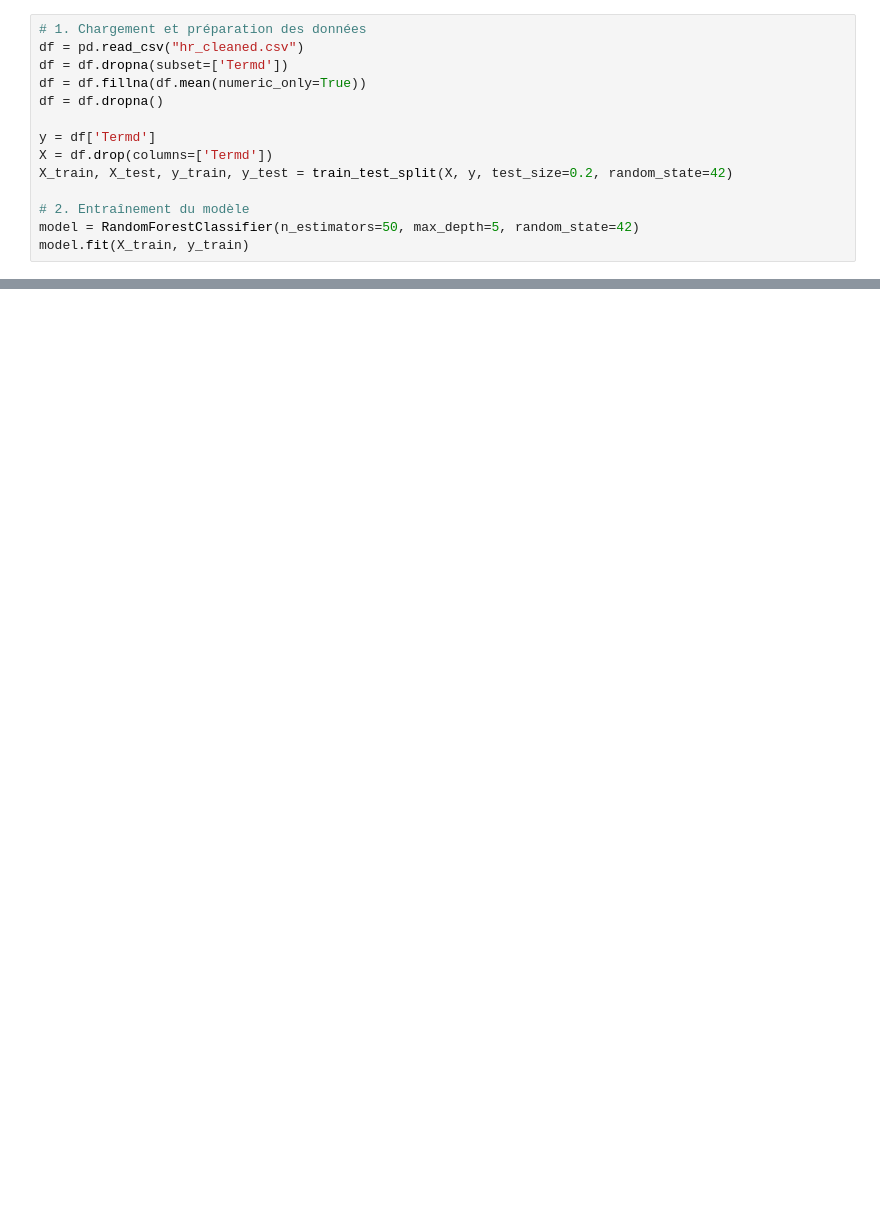
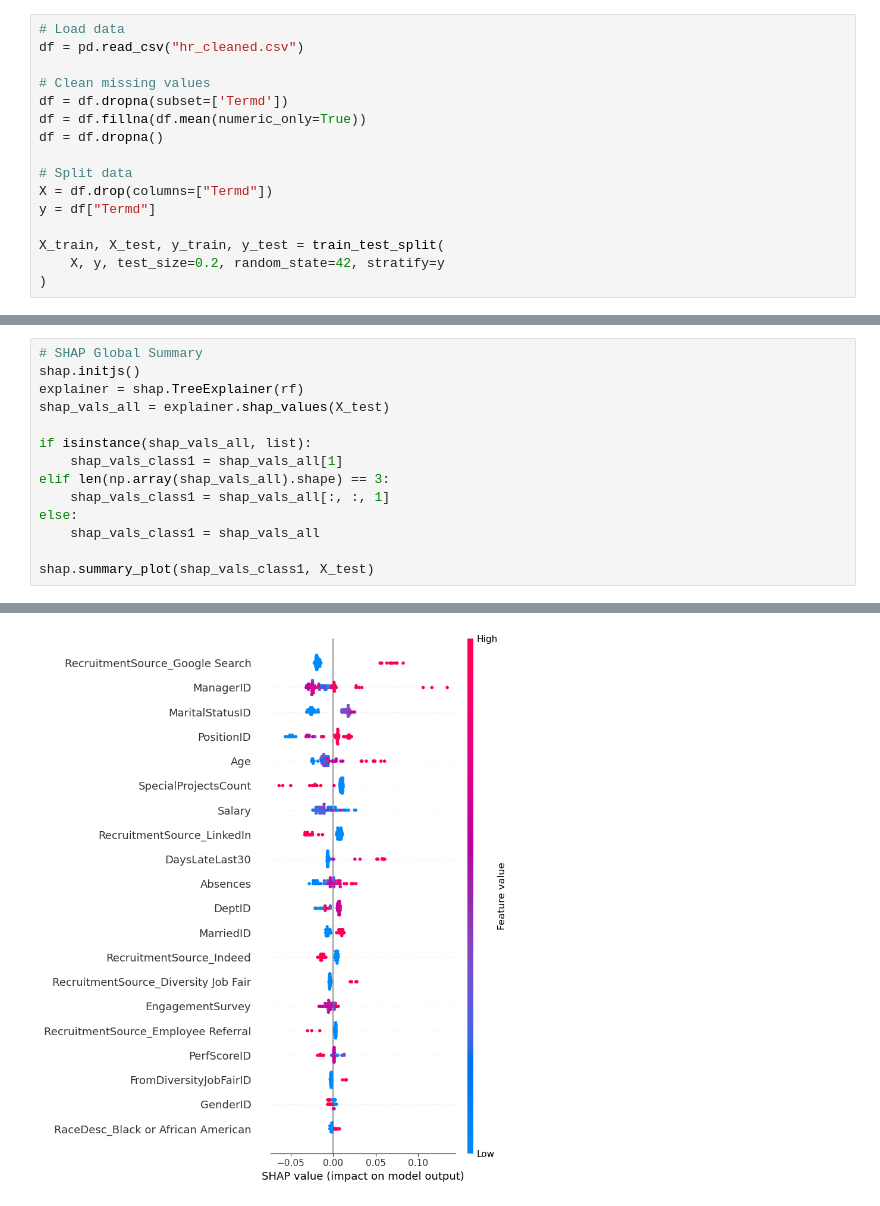
Before and after one commit to Beloowga/CAPGEMINI-HR-AI-Explainability, a Jupyter notebook: Turnover_Analysis.ipynb, the cells around one changed output, grey strips where cells are left out. Cells and saved outputs as stored; diff of their text form; blank space fills up the shorter version.

```diff
--- a/Turnover_Analysis.ipynb
+++ b/Turnover_Analysis.ipynb
@@ -7,14 +9,16 @@ from sklearn.model_selection import train_test_split
 # %%
-# 1. Chargement et préparation des données
+# Load data
 df = pd.read_csv("hr_cleaned.csv")
+
+# Clean missing values
 df = df.dropna(subset=['Termd'])
 df = df.fillna(df.mean(numeric_only=True))
 df = df.dropna()
 
-y = df['Termd']
-X = df.drop(columns=['Termd'])
-X_train, X_test, y_train, y_test = train_test_split(X, y, test_size=0.2, random_state=42)
+# Split data
+X = df.drop(columns=["Termd"])
+y = df["Termd"]
 
-# 2. Entraînement du modèle
-model = RandomForestClassifier(n_estimators=50, max_depth=5, random_state=42)
-model.fit(X_train, y_train)
+X_train, X_test, y_train, y_test = train_test_split(
+    X, y, test_size=0.2, random_state=42, stratify=y
+)
@@ -100,0 +83,15 @@ print(tableau_epure.to_string(index=False))
+# %%
+# SHAP Global Summary
+shap.initjs()
+explainer = shap.TreeExplainer(rf)
+shap_vals_all = explainer.shap_values(X_test)
+
+if isinstance(shap_vals_all, list):
+    shap_vals_class1 = shap_vals_all[1]
+elif len(np.array(shap_vals_all).shape) == 3:
+    shap_vals_class1 = shap_vals_all[:, :, 1]
+else:
+    shap_vals_class1 = shap_vals_all
+
+shap.summary_plot(shap_vals_class1, X_test)
+# %% [output]
@@ -100,0 +99 @@ print(tableau_epure.to_string(index=False))
+[figure, added]
```
Also changed, not shown: parts of 6 cells of this notebook.
